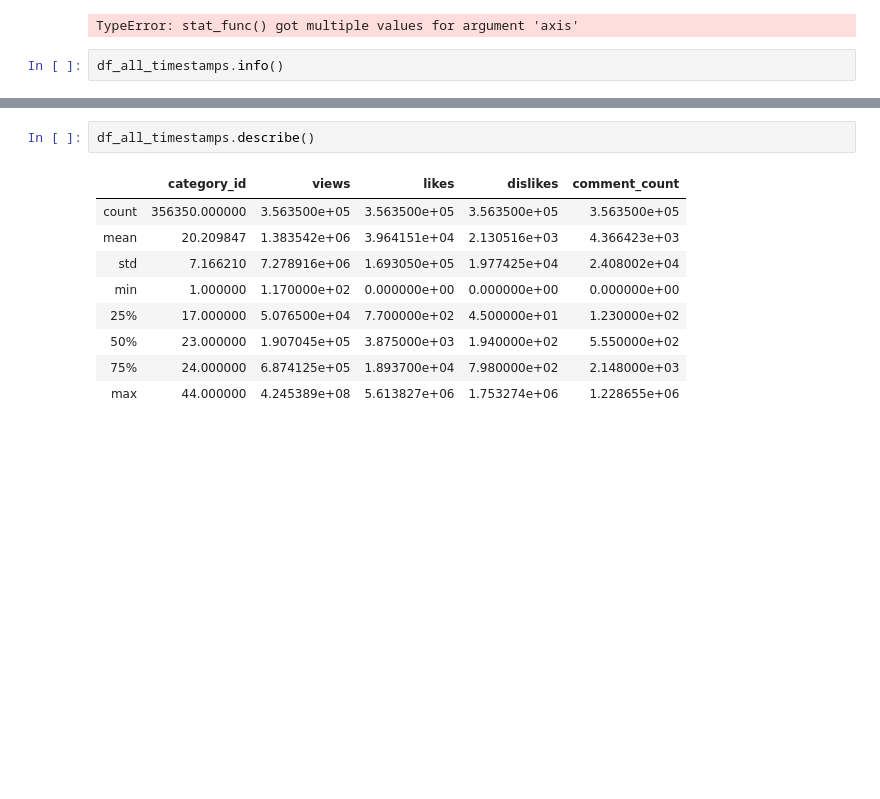
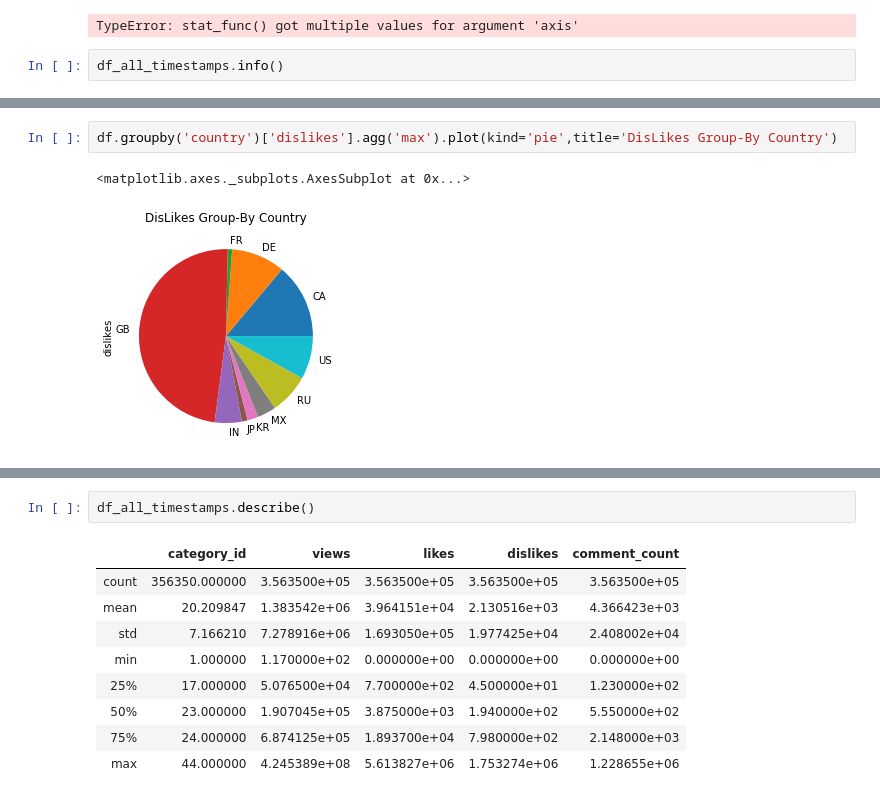
Before and after one commit to miguelgrisanti/YoutubeMXKeys, a Jupyter notebook: YoutubeRider.ipynb, the cells around one changed output, grey strips where cells are left out. Saved outputs shown, nothing was run; the diff lists cells and outputs as text; blank space fills up the shorter version.

```diff
--- a/YoutubeRider.ipynb
+++ b/YoutubeRider.ipynb
@@ -453,3 +454,8 @@ df.groupby('country')['likes'].agg('max').plot(kind='pie',title='Group-By Countr
 # %% [output]
 <matplotlib.axes._subplots.AxesSubplot at 0x...>
 [figure]
+# %%
+df.groupby('country')['dislikes'].agg('max').plot(kind='pie',title='DisLikes Group-By Country')
+# %% [output]
+<matplotlib.axes._subplots.AxesSubplot at 0x...>
+[figure, added]
```
Also changed, not shown: parts of 26 cells of this notebook.
